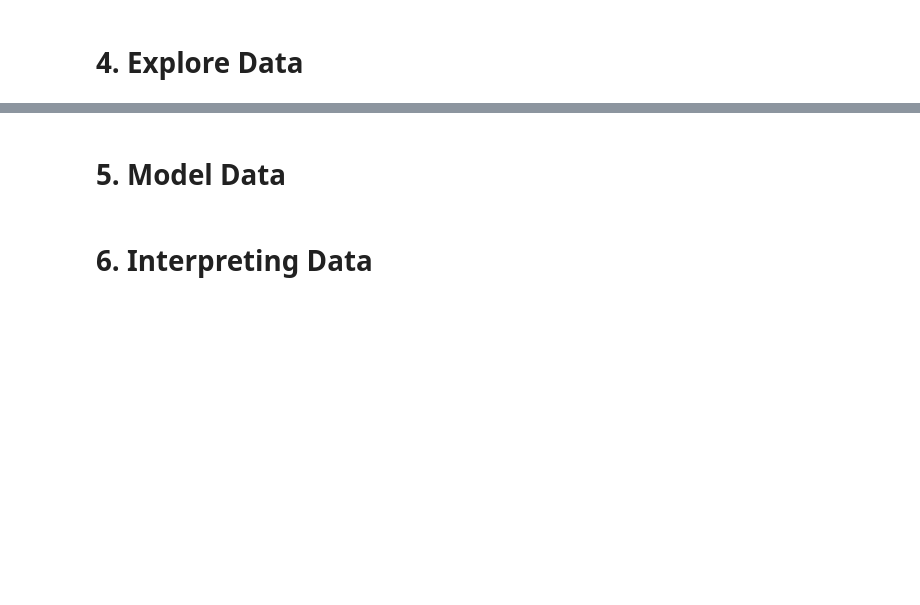
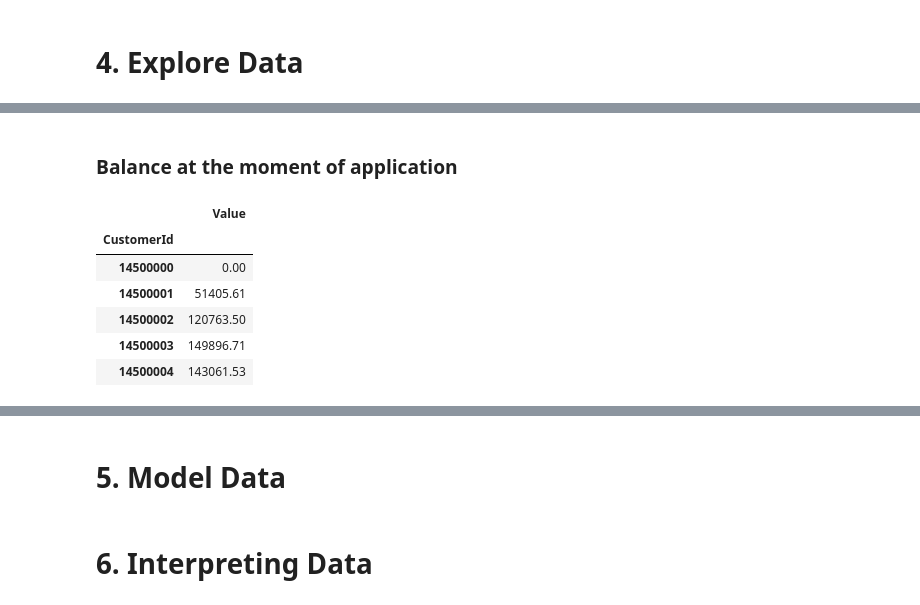
Before and after one commit to nestoredduardo/two-year-churn-predictive-model, a Jupyter notebook: Hackathon.ipynb, the cells around one changed output, grey strips where cells are left out. Drawn from its saved outputs; the diff is of its cells as text; code cells hidden in the pictures; blank space fills up the shorter version.

```diff
--- a/Hackathon.ipynb
+++ b/Hackathon.ipynb
@@ -165,0 +205,14 @@ Length: 450562, dtype: timedelta64[ns]
+# %% [markdown]
+### Balance at the moment of application
+# %%
+balance = df_transactions.groupby('CustomerId')['Value'].sum()
+df_balance = pd.DataFrame(data = balance)
+df_balance.head()
+# %% [output]
+|  | Value |
+| CustomerId |  |
+| 14500000 | 0.00 |
+| 14500001 | 51405.61 |
+| 14500002 | 120763.50 |
+| 14500003 | 149896.71 |
+| 14500004 | 143061.53 |
```
Also changed, not shown: parts of 22 cells of this notebook.
